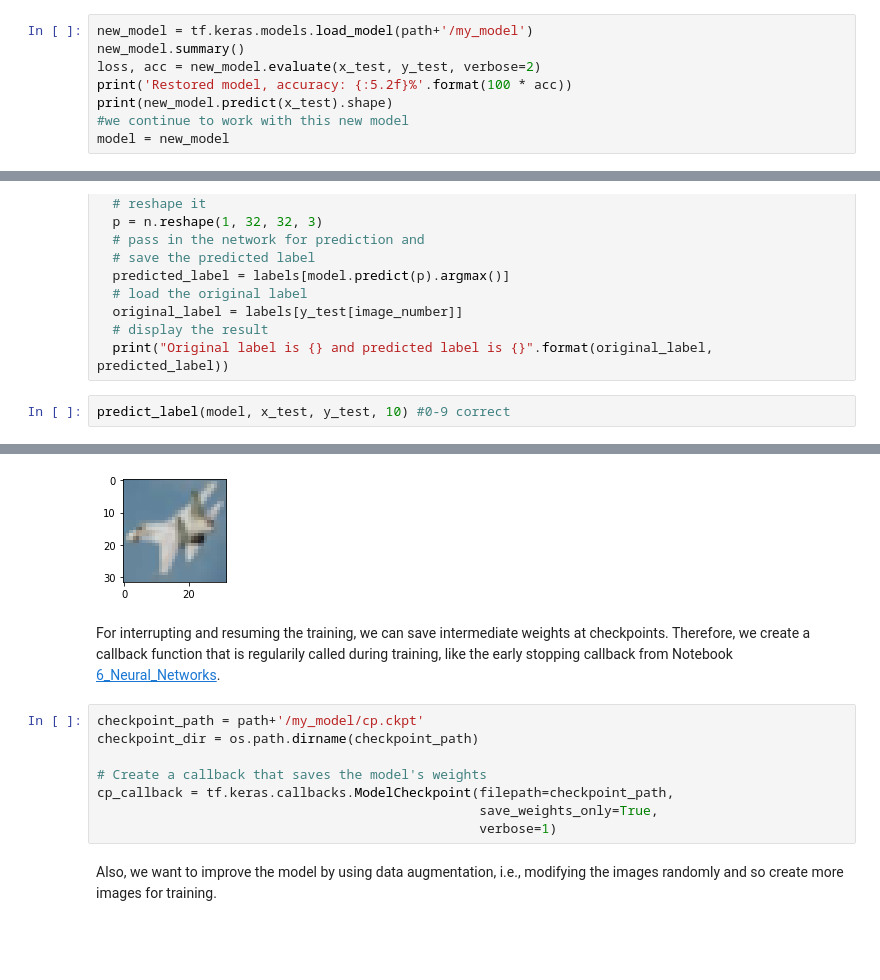
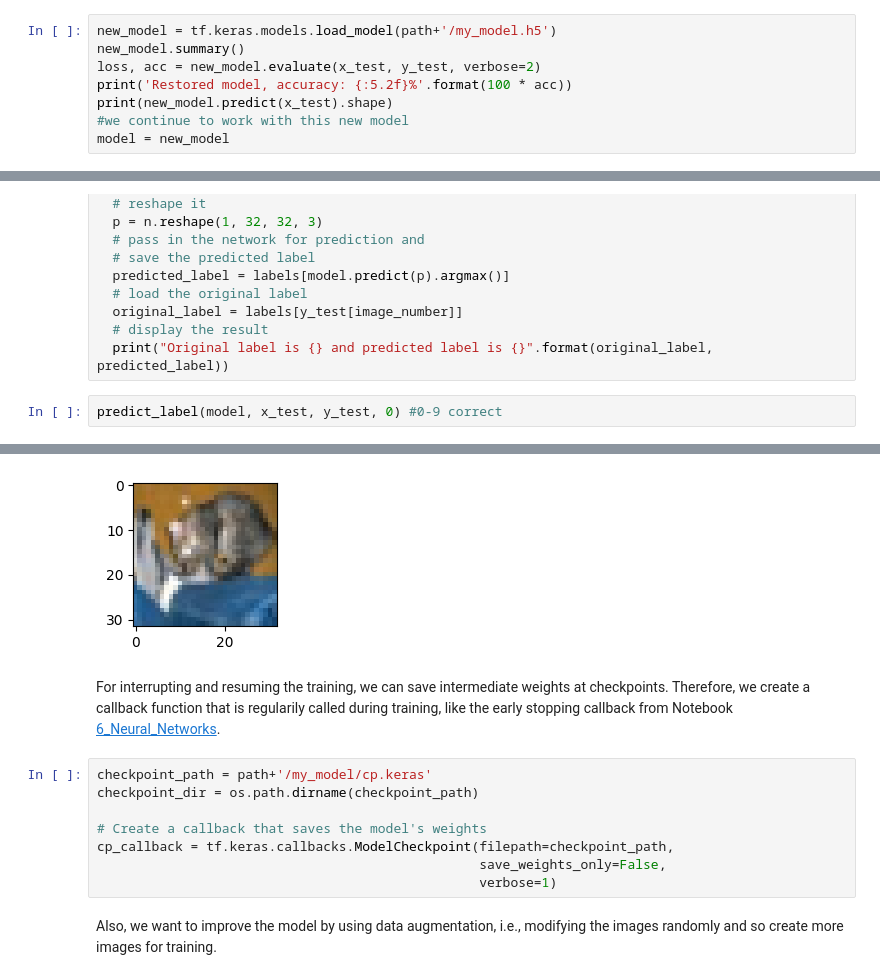
Before and after one commit to WelfLowe/ML4developers, a Jupyter notebook: 7_Deep_learning.ipynb, the cells around one changed output, grey strips where cells are left out. Cells and saved outputs as stored; diff of their text form; blank space fills up the shorter version.

```diff
--- a/7_Deep_learning.ipynb
+++ b/7_Deep_learning.ipynb
@@ -188,7 +192,7 @@ Mounted at /content/gdrive
 # %% [markdown]
 To test persistency, we load the model from drive, check its architecture, and evaluate the restored model.
 # %%
-new_model = tf.keras.models.load_model(path+'/my_model')
+new_model = tf.keras.models.load_model(path+'/my_model.h5')
 new_model.summary()
 loss, acc = new_model.evaluate(x_test, y_test, verbose=2)
 print('Restored model, accuracy: {:5.2f}%'.format(100 * acc))
@@ -235,5 +249,5 @@ def predict_label(model, x_test, y_test, image_number):
   # display the result
   print("Original label is {} and predicted label is {}".format(original_label, predicted_label))
 # %%
-predict_label(model, x_test, y_test, 10) #0-9 correct
+predict_label(model, x_test, y_test, 0) #0-9 correct
 # %% [output]
@@ -242,13 +256,13 @@ Original label is airplanes and predicted label is airplanes
-[figure, old version]
+[figure, new version]
 # %% [markdown]
 For interrupting and resuming the training, we can save intermediate weights at checkpoints. Therefore, we create a callback function that is regularily called during training, like the early stopping callback from Notebook [6_Neural_Networks](https://github.com/WelfLowe/ML4developers/blob/main/6_Neural_Networks.ipynb).
 # %%
-checkpoint_path = path+'/my_model/cp.ckpt'
+checkpoint_path = path+'/my_model/cp.keras'
 checkpoint_dir = os.path.dirname(checkpoint_path)
 
 # Create a callback that saves the model's weights
 cp_callback = tf.keras.callbacks.ModelCheckpoint(filepath=checkpoint_path,
-                                                 save_weights_only=True,
+                                                 save_weights_only=False,
                                                  verbose=1)
 # %% [markdown]
 Also, we want to improve the model by using data augmentation, i.e., modifying the images randomly and so create more images for training.
```
Also changed, not shown: parts of 20 cells of this notebook.
